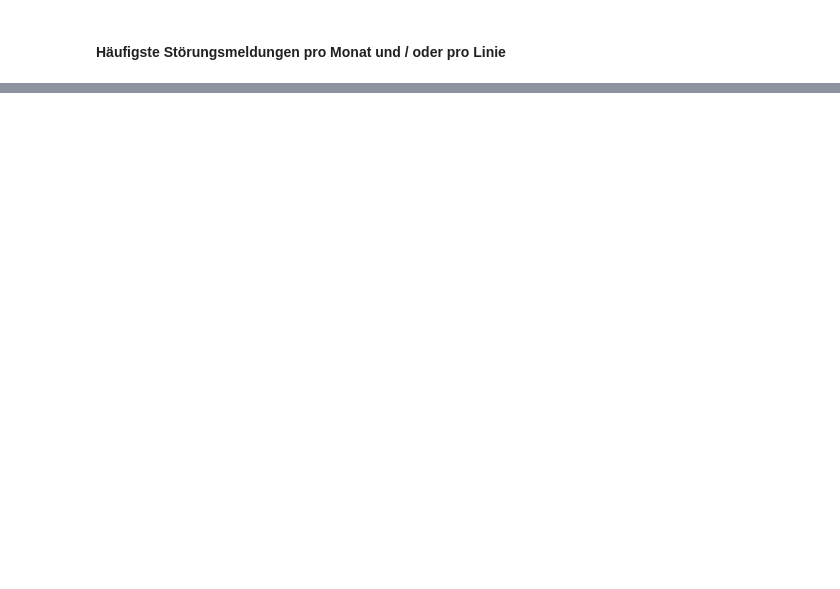
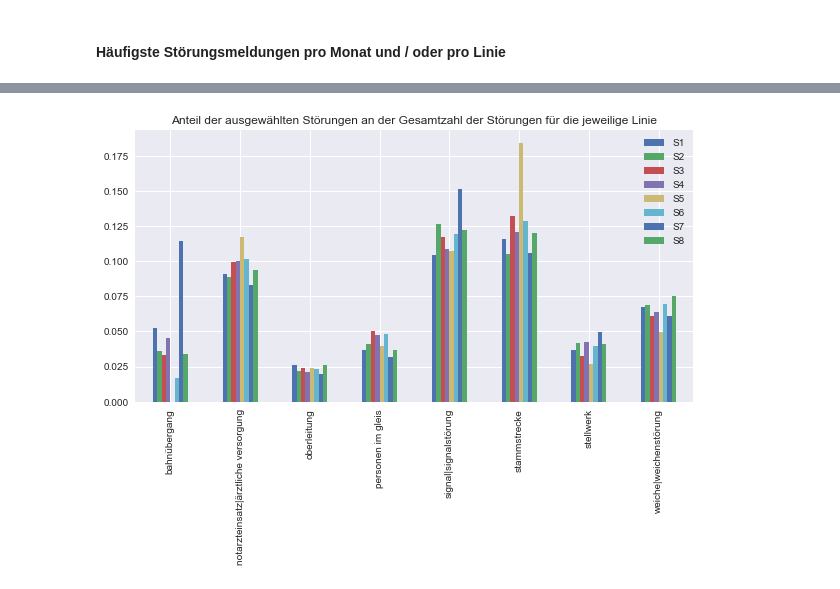
Before and after one commit to kummerer94/sbahn-stoerungen, a Jupyter notebook: analysis.ipynb, the cells around one changed output, grey strips where cells are left out. Saved outputs shown, nothing was run; the diff lists cells and outputs as text; code cells hidden in the pictures; blank space fills up the shorter version.

```diff
--- a/analysis.ipynb
+++ b/analysis.ipynb
@@ -754,0 +724,6 @@ stoerungen_hotwords_by_season
+# %%
+for linie in range(1, 9):
+    stoerungen_by_line = filter_by_linie(stoerungen_hotwords, linie)
+    stoerungen_by_line_by_year = stoerungen_by_line.groupby(pd.Grouper(freq='A')).sum()
+    stoerungen_by_line_by_year.index = stoerungen_by_line_by_year.index.year
+    stoerungen_by_line_by_year.plot.bar(title=f'Zahl ausgewählter Störungen pro Jahr für die S{linie}')
@@ -754,0 +739,18 @@ stoerungen_hotwords_by_season
+# %%
+stoerungen_matrix = defaultdict(dict)
+
+stoerungen_matrix_df = stoerungen.copy()
+for word in top_hot_words:
+    stoerungen_matrix_df = stoerungen_matrix_df.assign(**{f'{word}': stoerungen_matrix_df.loc[:, 'Text'].str.contains(word).values})
+
+stoerungen_hotwords.sum()
+
+for linie in range(1, 9):
+    df_by_line = filter_by_linie(stoerungen_matrix_df, linie)
+
+    for word in top_hot_words:
+        df_by_line_and_word = df_by_line.loc[df_by_line['Text'].str.contains(word), :].sum()
+        stoerungen_matrix[f'S{linie}'][word] = df_by_line_and_word.loc[word] / df_by_line.shape[0]
+# %%
+stoerungen_matrix_df = pd.DataFrame(stoerungen_matrix)
+stoerungen_matrix_df
@@ -754,0 +767,5 @@ stoerungen_hotwords_by_season
+# %%
+stoerungen_matrix_df.plot.bar(title="Anteil der ausgewählten Störungen an der Gesamtzahl der Störungen für die jeweilige Linie", figsize=(10, 5))
+plt.show()
+# %% [output]
+[figure, added]
```
Also changed, not shown: parts of 44 cells of this notebook.
